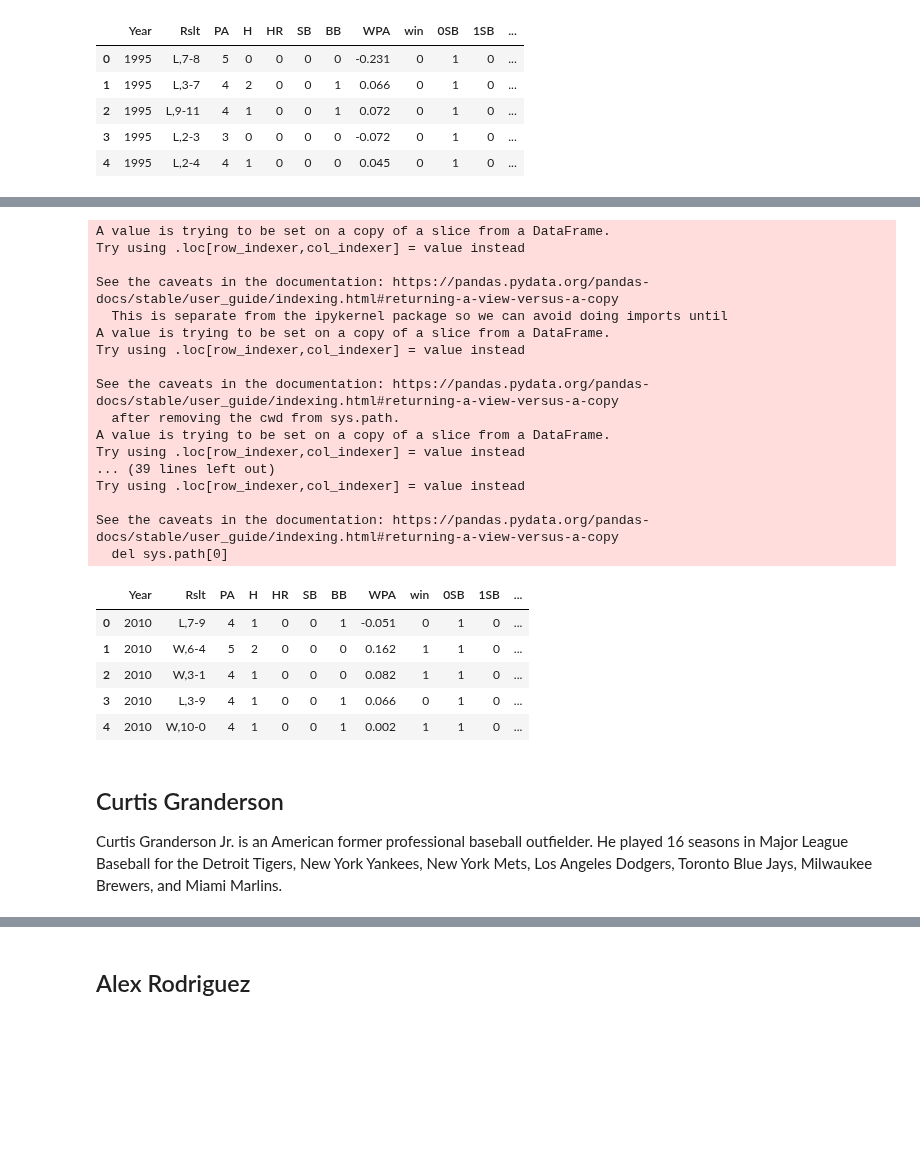
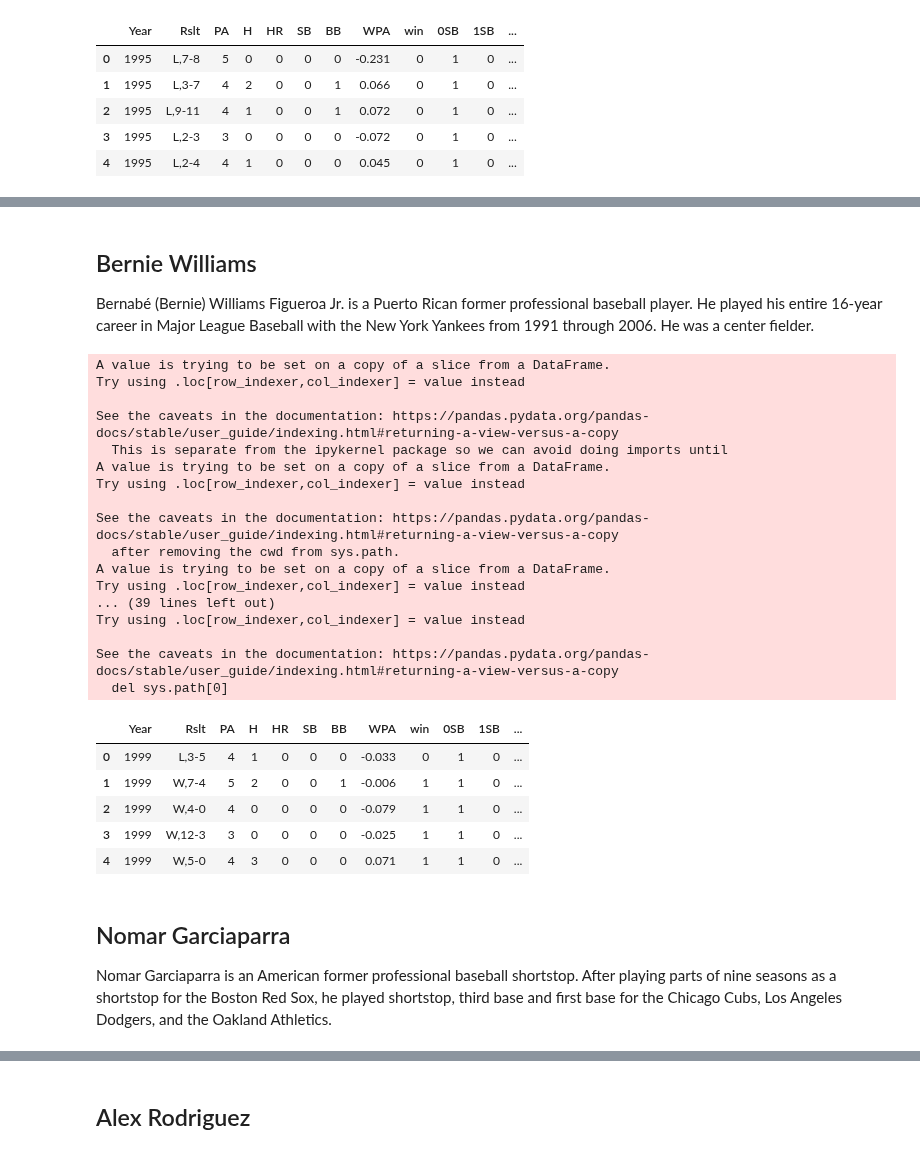
Before and after one commit to mattmaitland1/DerekJeterAnalysis, a Jupyter notebook: Project.ipynb, the cells around one changed output, grey strips where cells are left out. Saved outputs shown, nothing was run; the diff lists cells and outputs as text; code cells hidden in the pictures; blank space fills up the shorter version.

```diff
--- a/Project.ipynb
+++ b/Project.ipynb
@@ -152 +148,5 @@ Nicholas Thompson Swisher is an American former professional baseball outfielder
+# %% [markdown]
+## Bernie Williams
+
+Bernabé (Bernie) Williams Figueroa Jr. is a Puerto Rican former professional baseball player. He played his entire 16-year career in Major League Baseball with the New York Yankees from 1991 through 2006. He was a center fielder.
 # %%
@@ -154,32 +154,32 @@ swisher = pd.read_csv('Swisher.csv')
-# %%
-swisher = stats_clean(swisher)
-swisher.head()
-# %% [output]
-A value is trying to be set on a copy of a slice from a DataFrame.
-Try using .loc[row_indexer,col_indexer] = value instead
-
-See the caveats in the documentation: https://pandas.pydata.org/pandas-docs/stable/user_guide/indexing.html#returning-a-view-versus-a-copy
-  This is separate from the ipykernel package so we can avoid doing imports until
-A value is trying to be set on a copy of a slice from a DataFrame.
-Try using .loc[row_indexer,col_indexer] = value instead
-
-See the caveats in the documentation: https://pandas.pydata.org/pandas-docs/stable/user_guide/indexing.html#returning-a-view-versus-a-copy
-  after removing the cwd from sys.path.
-A value is trying to be set on a copy of a slice from a DataFrame.
-Try using .loc[row_indexer,col_indexer] = value instead
-... (39 lines left out)
-Try using .loc[row_indexer,col_indexer] = value instead
-
-See the caveats in the documentation: https://pandas.pydata.org/pandas-docs/stable/user_guide/indexing.html#returning-a-view-versus-a-copy
-  del sys.path[0]
-|  | Year | Rslt | PA | H | HR | SB | BB | WPA | win | 0SB | 1SB | ... |
-| 0 | 2010 | L,7-9 | 4 | 1 | 0 | 0 | 1 | -0.051 | 0 | 1 | 0 | ... |
-| 1 | 2010 | W,6-4 | 5 | 2 | 0 | 0 | 0 | 0.162 | 1 | 1 | 0 | ... |
-| 2 | 2010 | W,3-1 | 4 | 1 | 0 | 0 | 0 | 0.082 | 1 | 1 | 0 | ... |
-| 3 | 2010 | L,3-9 | 4 | 1 | 0 | 0 | 1 | 0.066 | 0 | 1 | 0 | ... |
-| 4 | 2010 | W,10-0 | 4 | 1 | 0 | 0 | 1 | 0.002 | 1 | 1 | 0 | ... |
-# %% [markdown]
-## Curtis Granderson
-
-Curtis Granderson Jr. is an American former professional baseball outfielder. He played 16 seasons in Major League Baseball for the Detroit Tigers, New York Yankees, New York Mets, Los Angeles Dodgers, Toronto Blue Jays, Milwaukee Brewers, and Miami Marlins.
+# %%
+williams = stats_clean(williams)
+williams.head()
+# %% [output]
+A value is trying to be set on a copy of a slice from a DataFrame.
+Try using .loc[row_indexer,col_indexer] = value instead
+
+See the caveats in the documentation: https://pandas.pydata.org/pandas-docs/stable/user_guide/indexing.html#returning-a-view-versus-a-copy
+  This is separate from the ipykernel package so we can avoid doing imports until
+A value is trying to be set on a copy of a slice from a DataFrame.
+Try using .loc[row_indexer,col_indexer] = value instead
+
+See the caveats in the documentation: https://pandas.pydata.org/pandas-docs/stable/user_guide/indexing.html#returning-a-view-versus-a-copy
+  after removing the cwd from sys.path.
+A value is trying to be set on a copy of a slice from a DataFrame.
+Try using .loc[row_indexer,col_indexer] = value instead
+... (39 lines left out)
+Try using .loc[row_indexer,col_indexer] = value instead
+
+See the caveats in the documentation: https://pandas.pydata.org/pandas-docs/stable/user_guide/indexing.html#returning-a-view-versus-a-copy
+  del sys.path[0]
+|  | Year | Rslt | PA | H | HR | SB | BB | WPA | win | 0SB | 1SB | ... |
+| 0 | 1999 | L,3-5 | 4 | 1 | 0 | 0 | 0 | -0.033 | 0 | 1 | 0 | ... |
+| 1 | 1999 | W,7-4 | 5 | 2 | 0 | 0 | 1 | -0.006 | 1 | 1 | 0 | ... |
+| 2 | 1999 | W,4-0 | 4 | 0 | 0 | 0 | 0 | -0.079 | 1 | 1 | 0 | ... |
+| 3 | 1999 | W,12-3 | 3 | 0 | 0 | 0 | 0 | -0.025 | 1 | 1 | 0 | ... |
+| 4 | 1999 | W,5-0 | 4 | 3 | 0 | 0 | 0 | 0.071 | 1 | 1 | 0 | ... |
+# %% [markdown]
+## Nomar Garciaparra
+
+Nomar Garciaparra is an American former professional baseball shortstop. After playing parts of nine seasons as a shortstop for the Boston Red Sox, he played shortstop, third base and first base for the Chicago Cubs, Los Angeles Dodgers, and the Oakland Athletics.
 # %%
```
Also changed, not shown: parts of 15 cells of this notebook.
